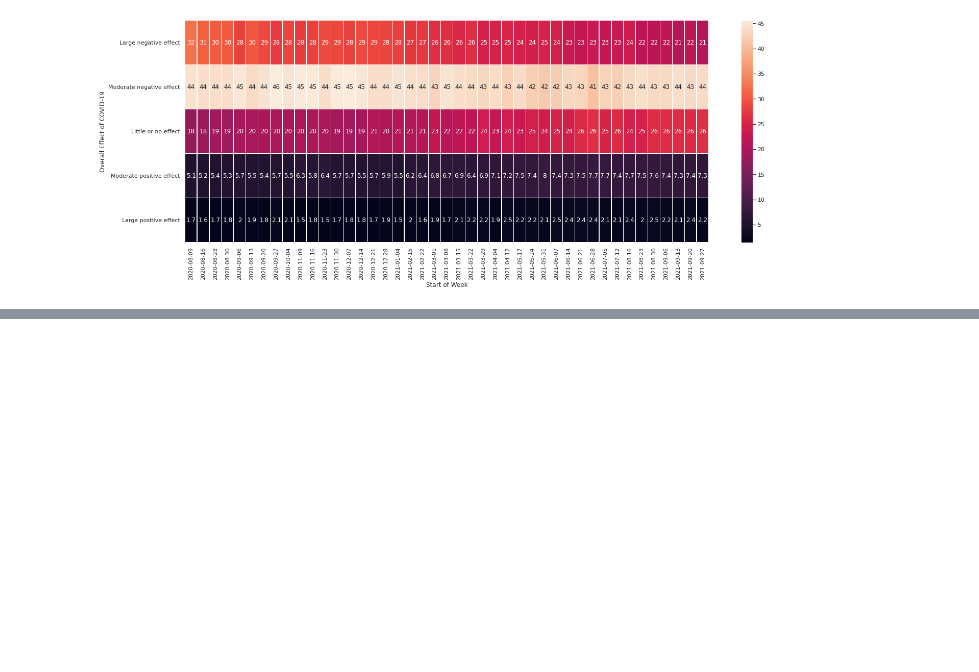
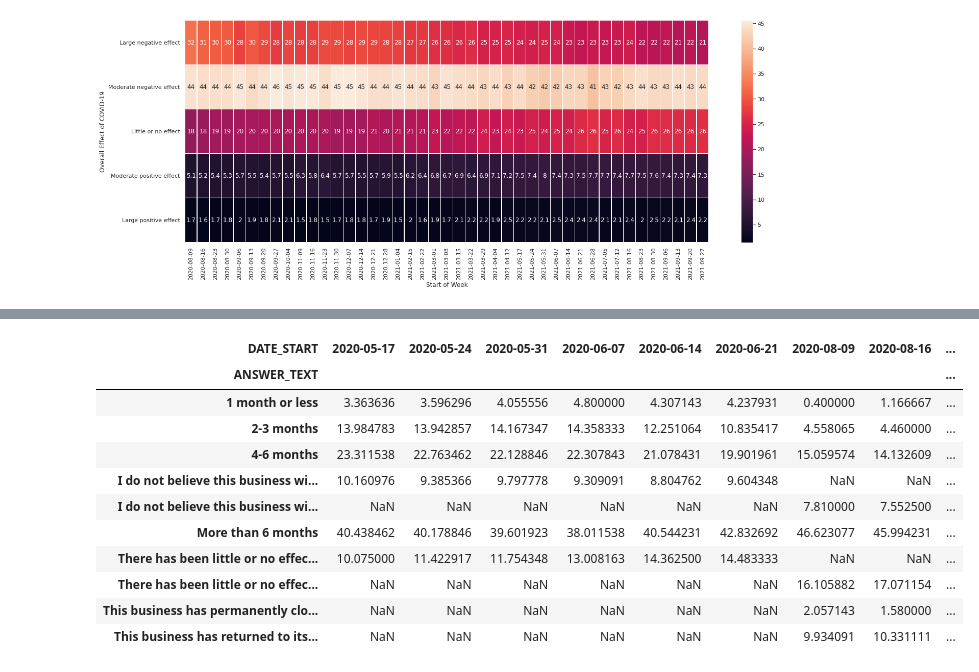
Before and after one commit to elizabethyoo/team_9, a Jupyter notebook: SBPS_surveylevel.ipynb, the cells around one changed output, grey strips where cells are left out. Cells and saved outputs as stored; diff of their text form; code cells hidden in the pictures; blank space fills up the shorter version.

```diff
--- a/SBPS_surveylevel.ipynb
+++ b/SBPS_surveylevel.ipynb
@@ -180,0 +217,16 @@ plt.show()
+# %%
+ReturnNormal = ReturnNormal_state_df.pivot("ANSWER_TEXT", "DATE_START", "ESTIMATE_PERCENTAGE")
+ReturnNormal
+# %% [output]
+| DATE_START | 2020-05-17 | 2020-05-24 | 2020-05-31 | 2020-06-07 | 2020-06-14 | 2020-06-21 | 2020-08-09 | 2020-08-16 | ... |
+| ANSWER_TEXT |  |  |  |  |  |  |  |  | ... |
+| 1 month or less | 3.363636 | 3.596296 | 4.055556 | 4.800000 | 4.307143 | 4.237931 | 0.400000 | 1.166667 | ... |
+| 2-3 months | 13.984783 | 13.942857 | 14.167347 | 14.358333 | 12.251064 | 10.835417 | 4.558065 | 4.460000 | ... |
+| 4-6 months | 23.311538 | 22.763462 | 22.128846 | 22.307843 | 21.078431 | 19.901961 | 15.059574 | 14.132609 | ... |
+| I do not believe this business wi... | 10.160976 | 9.385366 | 9.797778 | 9.309091 | 8.804762 | 9.604348 | NaN | NaN | ... |
+| I do not believe this business wi... | NaN | NaN | NaN | NaN | NaN | NaN | 7.810000 | 7.552500 | ... |
+| More than 6 months | 40.438462 | 40.178846 | 39.601923 | 38.011538 | 40.544231 | 42.832692 | 46.623077 | 45.994231 | ... |
+| There has been little or no effec... | 10.075000 | 11.422917 | 11.754348 | 13.008163 | 14.362500 | 14.483333 | NaN | NaN | ... |
+| There has been little or no effec... | NaN | NaN | NaN | NaN | NaN | NaN | 16.105882 | 17.071154 | ... |
+| This business has permanently clo... | NaN | NaN | NaN | NaN | NaN | NaN | 2.057143 | 1.580000 | ... |
+| This business has returned to its... | NaN | NaN | NaN | NaN | NaN | NaN | 9.934091 | 10.331111 | ... |
```
Also changed, not shown: parts of 6 cells of this notebook.
